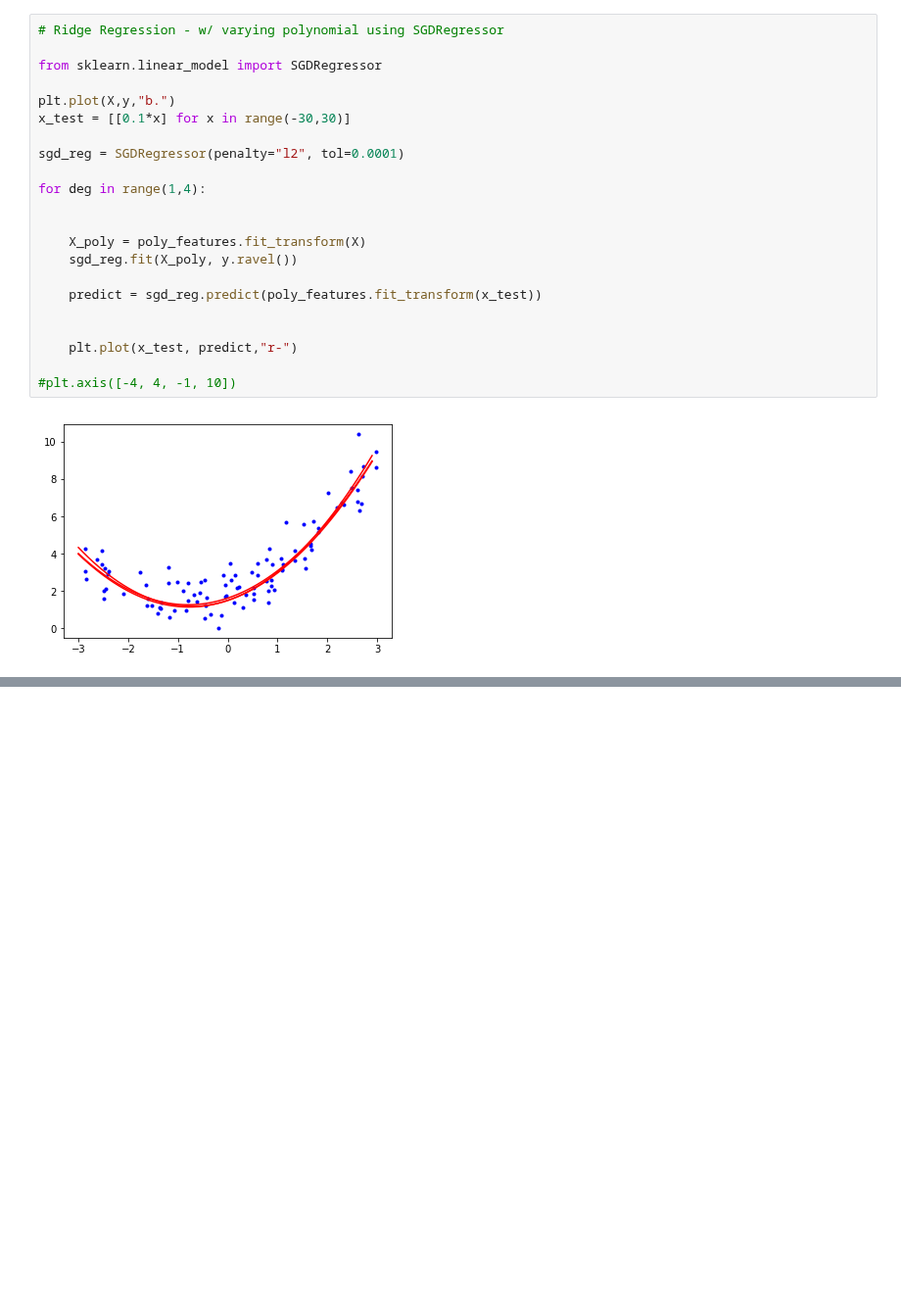
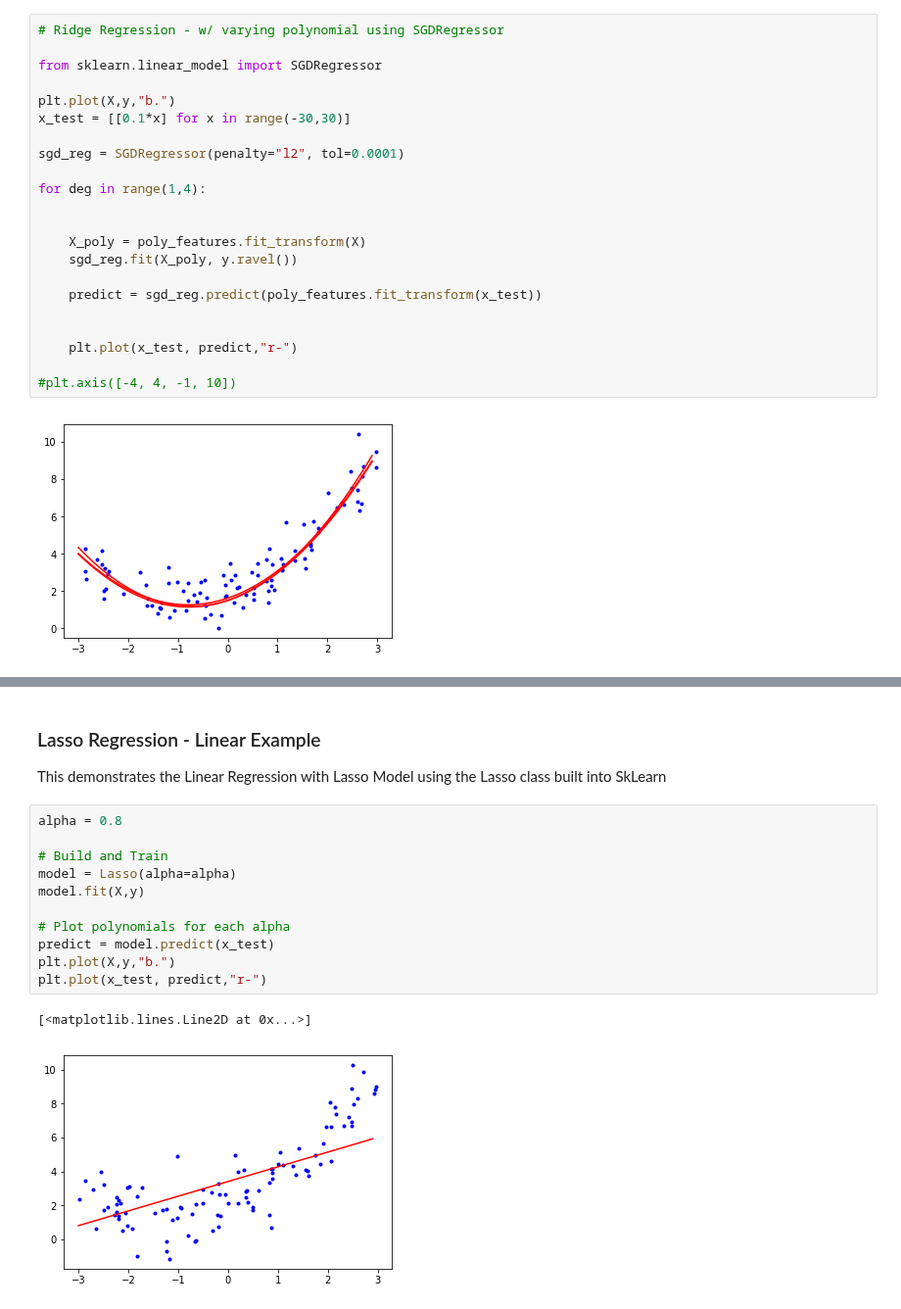
Before and after one commit to richss/cs455-ml-demos, a Jupyter notebook: Ch4-Demos.ipynb, the cells around one changed output, grey strips where cells are left out. Shown at 98% size. Drawn from its saved outputs; the diff is of its cells as text; blank space fills up the shorter version.

```diff
--- a/Ch4-Demos.ipynb
+++ b/Ch4-Demos.ipynb
@@ -748,0 +774,18 @@ for deg in range(1,4):
+# %% [markdown]
+### Lasso Regression - Linear Example
+
+This demonstrates the Linear Regression with Lasso Model using the Lasso class built into SkLearn
+# %%
+alpha = 0.8
+
+# Build and Train
+model = Lasso(alpha=alpha)
+model.fit(X,y)
+
+# Plot polynomials for each alpha
+predict = model.predict(x_test)
+plt.plot(X,y,"b.")
+plt.plot(x_test, predict,"r-")
+# %% [output]
+[<matplotlib.lines.Line2D at 0x...>]
+[figure, added]
```
Also changed, not shown: parts of 15 cells of this notebook.
